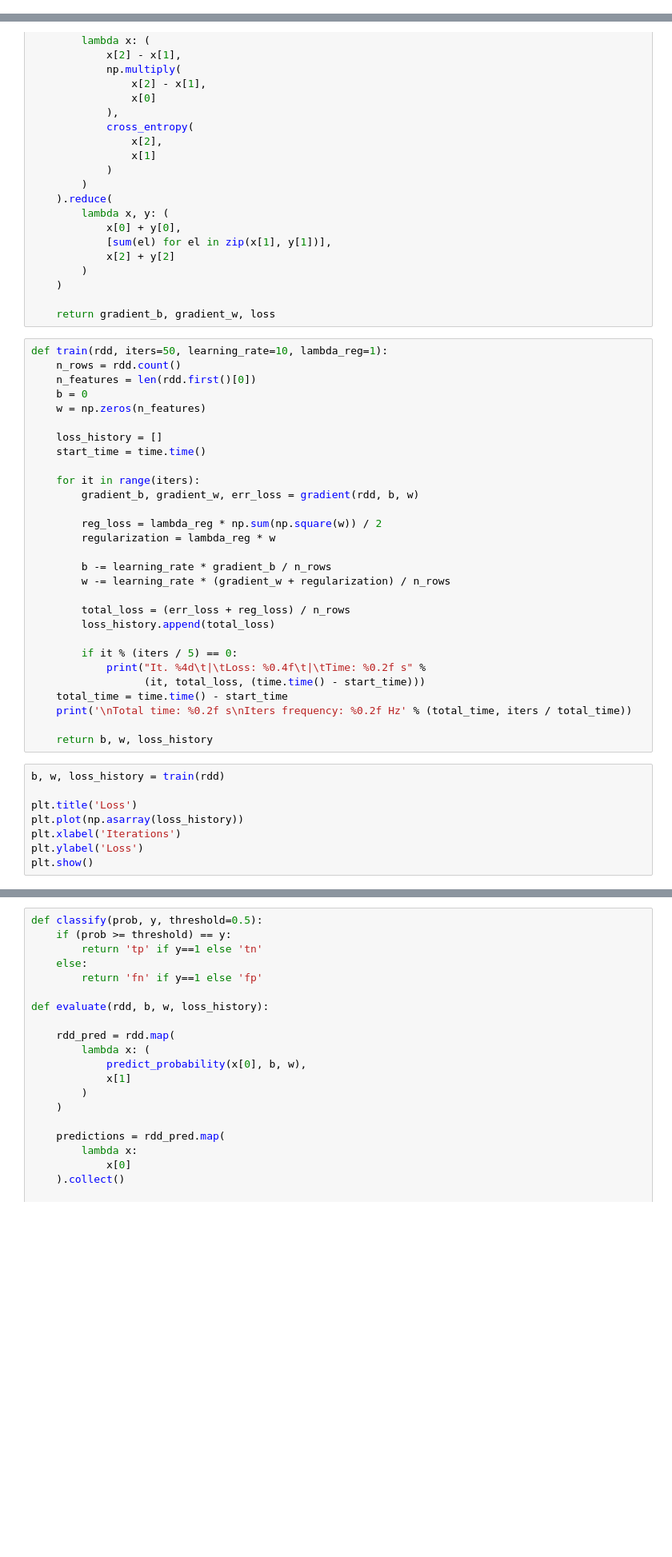
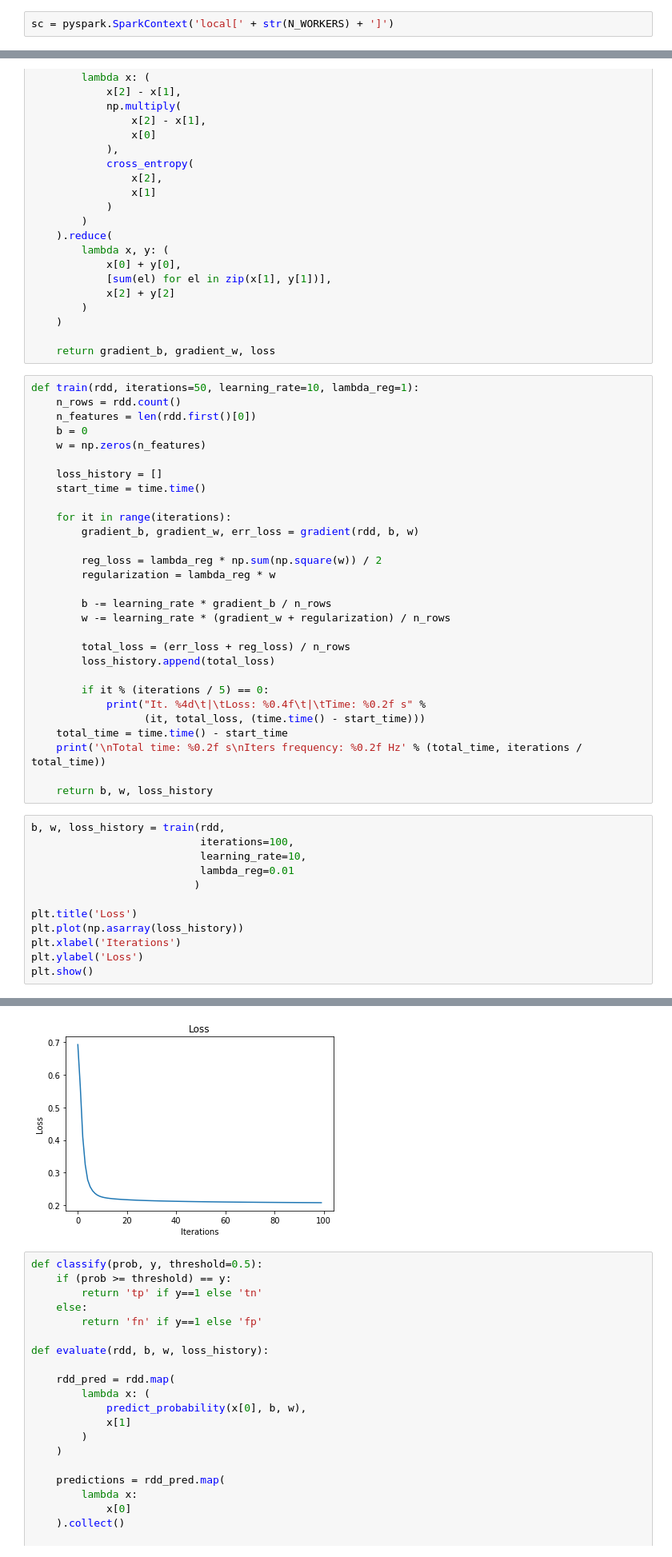
Before and after one commit to GiorgioPolla/Logistic-Regression-Spark, a Jupyter notebook: notebooks/Parallel_LR.ipynb, the cells around one changed output, grey strips where cells are left out. Shown: that part at 80% size. Drawn from its saved outputs; the diff is of its cells as text; blank space fills up the shorter version.

```diff
--- a/notebooks/Parallel_LR.ipynb
+++ b/notebooks/Parallel_LR.ipynb
@@ -18,3 +11,5 @@ NameError: name 'sc' is not defined
+# %%
+sc = pyspark.SparkContext('local[' + str(N_WORKERS) + ']')
 # %%
 def read_file(file_path):
     rdd = sc.textFile(file_path)
@@ -134,7 +133,7 @@ def gradient(rdd, b, w):
 
     return gradient_b, gradient_w, loss
 # %%
-def train(rdd, iters=50, learning_rate=10, lambda_reg=1):
+def train(rdd, iterations=50, learning_rate=10, lambda_reg=1):
     n_rows = rdd.count()
     n_features = len(rdd.first()[0])
     b = 0
@@ -143,7 +142,7 @@ def train(rdd, iters=50, learning_rate=10, lambda_reg=1):
     loss_history = []
     start_time = time.time()
 
-    for it in range(iters):
+    for it in range(iterations):
         gradient_b, gradient_w, err_loss = gradient(rdd, b, w)
 
         reg_loss = lambda_reg * np.sum(np.square(w)) / 2
@@ -155,18 +154,23 @@ def train(rdd, iters=50, learning_rate=10, lambda_reg=1):
         total_loss = (err_loss + reg_loss) / n_rows
         loss_history.append(total_loss)
 
-        if it % (iters / 5) == 0:
+        if it % (iterations / 5) == 0:
             print("It. %4d\t|\tLoss: %0.4f\t|\tTime: %0.2f s" %
                   (it, total_loss, (time.time() - start_time)))
     total_time = time.time() - start_time
-    print('\nTotal time: %0.2f s\nIters frequency: %0.2f Hz' % (total_time, iters / total_time))
+    print('\nTotal time: %0.2f s\nIters frequency: %0.2f Hz' % (total_time, iterations / total_time))
 
     return b, w, loss_history
 # %%
-b, w, loss_history = train(rdd)
+b, w, loss_history = train(rdd,
+                           iterations=100,
+                           learning_rate=10,
+                           lambda_reg=0.01
+                          )
 
 plt.title('Loss')
 plt.plot(np.asarray(loss_history))
 plt.xlabel('Iterations')
 plt.ylabel('Loss')
 plt.show()
+# %% [output]
@@ -173,3 +185,4 @@ plt.show()
+[figure, added]
 # %%
 def classify(prob, y, threshold=0.5):
     if (prob >= threshold) == y:
```
Also changed, not shown: parts of 5 cells of this notebook, 16 other files.
